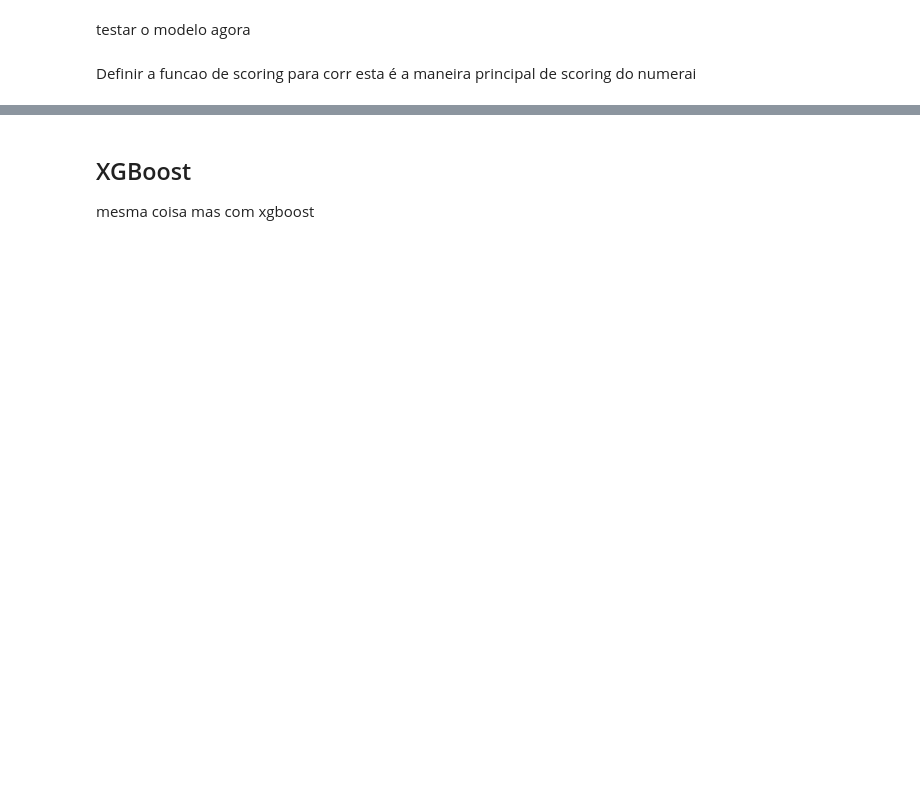
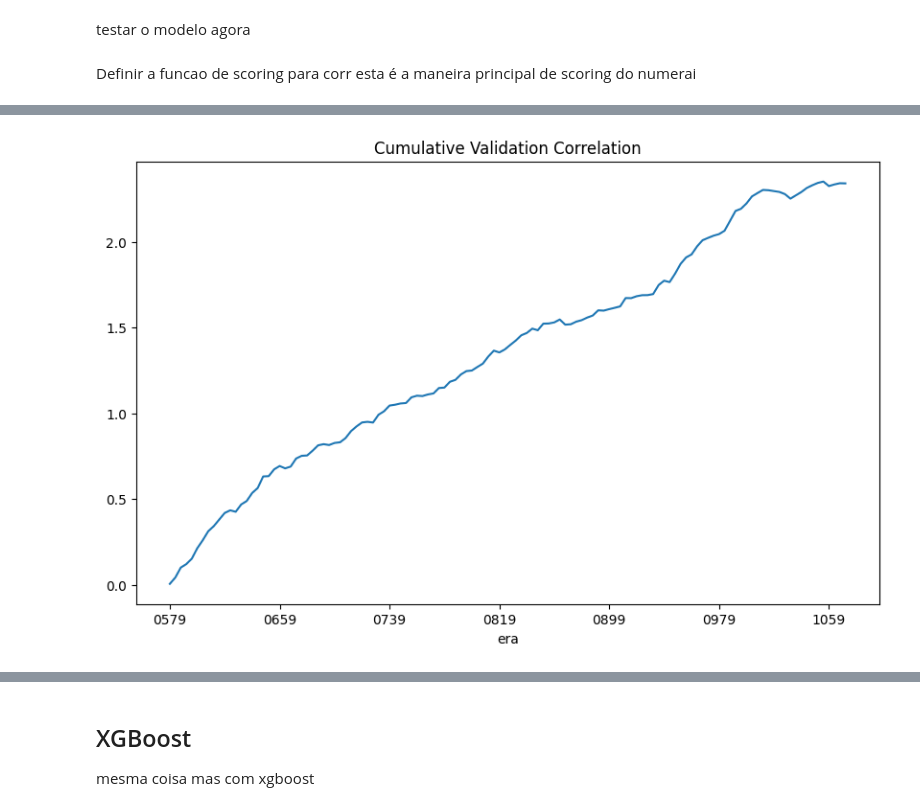
Before and after one commit to DrPeterPun/numerai, a Jupyter notebook: notebook.ipynb, the cells around one changed output, grey strips where cells are left out. Cells and saved outputs as stored; diff of their text form; code cells hidden in the pictures; blank space fills up the shorter version.

```diff
--- a/notebook.ipynb
+++ b/notebook.ipynb
@@ -81,14 +89,14 @@ import lightgbm as lgb
 
 try:
     # load aos modelos de treino se ja existir
-    model = lgb.Booster(model_file='small_lgb_tree.model');
+    model = lgb.Booster(model_file='small_lgbm_tree.model');
 except lgb.basic.LightGBMError:
     # se naoe xistir criar o modelo e gravar
     model = lgb.LGBMRegressor(
         n_estimators = 2000,
         learning_rate = 0.01,
         max_depth = 5,
-        num_leaves = 2**5,
+        num_leaves = 2**5-1,
         colsample_bytree = 0.1
     )
 
@@ -99,4 +107,4 @@ except lgb.basic.LightGBMError:
     )
 
     # gravar o modelo
-    model.booster_.save_model("small_lbg_tree.model")
+    model.booster_.save_model("small_lgbm_tree.model")
@@ -133,3 +139,26 @@ def numerai_corr(preds, target):
     target_p15 = np.sign(centered_target) * np.abs(centered_target) ** 1.5
     # finally return the Pearson correlation
     return np.corrcoef(preds_p15, target_p15)[0, 1]
+# %%
+# Download validation data
+# This will take a few minutes 🍵
+napi.download_dataset("v4.2/validation_int8.parquet");
+
+# Load the validation data, filtering for data_type == "validation"
+validation_data = pd.read_parquet("v4.2/validation_int8.parquet", columns=["era", "data_type"] + feature_cols + ["target"])
+validation_data = validation_data[validation_data["data_type"] == "validation"]
+del validation_data["data_type"]
+
+# Downsample to every 4th era to reduce memory usage and speedup evaluation (suggested for Colab free tier)
+# Comment out the line below to use all the data (higher memory usage, slower inference, more accurate evaluation)
+validation_data = validation_data[validation_data["era"].isin(validation_data["era"].unique()[::4])]
+
+# Eras are 1 week apart, but targets look 4 weeks into the future, so we need to "embargo" the 4 eras following our last train era to avoid data leakage.
+last_train_era = int(training_data["era"].unique()[-1])
+eras_to_embargo = [str(era).zfill(4) for era in [last_train_era + i for i in range(4)]]
+validation_data = validation_data[~validation_data["era"].isin(eras_to_embargo)]
+
+# Generate predictions against the out-of-sample validation features
+# This will take a few minutes 🍵
+validation_data["prediction"] = model.predict(validation_data[feature_cols])
+validation_data[["era", "prediction", "target"]]
@@ -136,5 +183,6 @@ def numerai_corr(preds, target):
 # %%
-# correlacao /era das previsoes com o metamodelo + um plot
-
+# Plot da corr/cummulatia / era, mais util porque permite ter nocao de "quanto ganha"__qualname__
 per_era_corr = validation_data.groupby("era").apply(lambda x: numerai_corr(x["prediction"], x["target"]))
-per_era_corr.plot(kind="bar", title="Validation Correlation", figsize=(10, 6), xticks=[]);
+per_era_corr.cumsum().plot(kind="line", title="Cumulative Validation Correlation", figsize=(10, 6));
+# %% [output]
+[figure, added]
```
Also changed, not shown: parts of 12 cells of this notebook, 3 other files.
